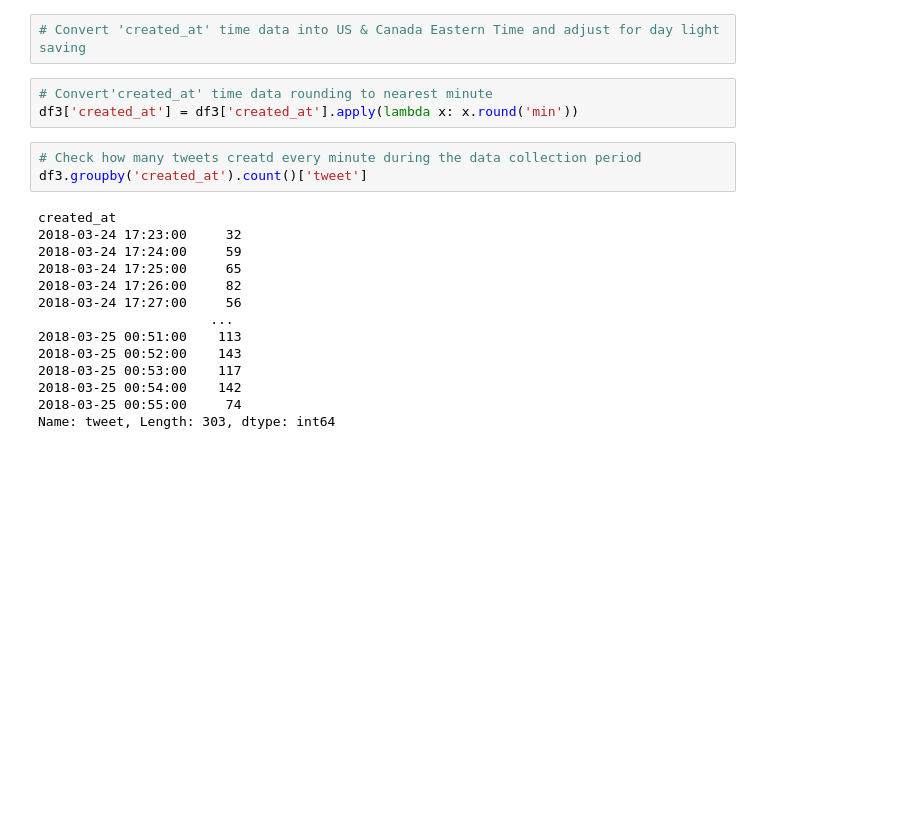
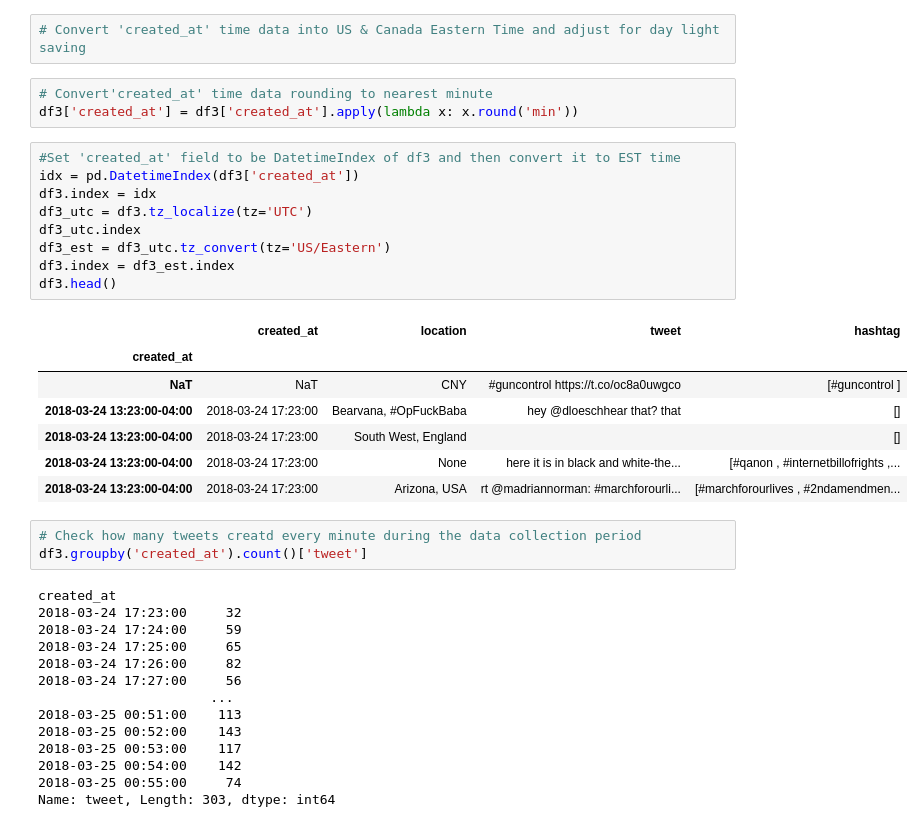
Before and after one commit to ssuda1/guncontrol_public_opinion, a Jupyter notebook: Analysis - Data 3.24.ipynb, the cells around one changed output. Saved outputs shown, nothing was run; the diff lists cells and outputs as text; blank space fills up the shorter version.

```diff
--- a/Analysis - Data 3.24.ipynb
+++ b/Analysis - Data 3.24.ipynb
@@ -147,6 +147,23 @@ print(df3.sample(5))
 # %%
 # Convert'created_at' time data rounding to nearest minute
 df3['created_at'] = df3['created_at'].apply(lambda x: x.round('min'))
+# %%
+#Set 'created_at' field to be DatetimeIndex of df3 and then convert it to EST time
+idx = pd.DatetimeIndex(df3['created_at'])
+df3.index = idx
+df3_utc = df3.tz_localize(tz='UTC')
+df3_utc.index
+df3_est = df3_utc.tz_convert(tz='US/Eastern')
+df3.index = df3_est.index
+df3.head()
+# %% [output]
+|  | created_at | location | tweet | hashtag |
+| created_at |  |  |  |  |
+| NaT | NaT | CNY | #guncontrol https://t.co/oc8a0uwgco | [#guncontrol ] |
+| 2018-03-24 13:23:00-04:00 | 2018-03-24 17:23:00 | Bearvana, #OpFuckBaba | hey @dloeschhear that? that | [] |
+| 2018-03-24 13:23:00-04:00 | 2018-03-24 17:23:00 | South West, England |  | [] |
+| 2018-03-24 13:23:00-04:00 | 2018-03-24 17:23:00 | None | here it is in black and white-the... | [#qanon , #internetbillofrights ,... |
+| 2018-03-24 13:23:00-04:00 | 2018-03-24 17:23:00 | Arizona, USA | rt @madriannorman: #marchforourli... | [#marchforourlives , #2ndamendmen... |
 # %%
 # Check how many tweets creatd every minute during the data collection period
 df3.groupby('created_at').count()['tweet']
```
Also changed, not shown: parts of 2 cells of this notebook.
